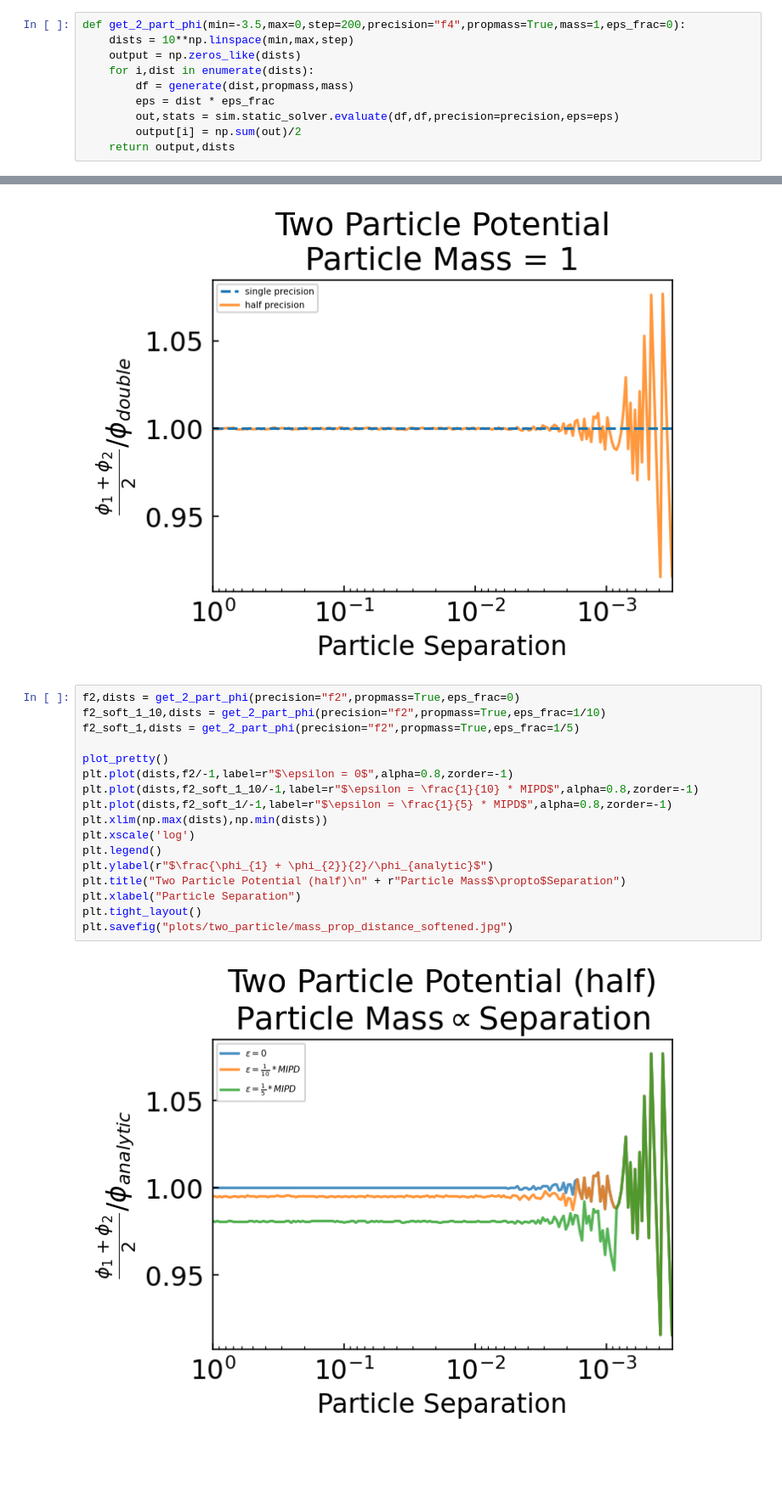
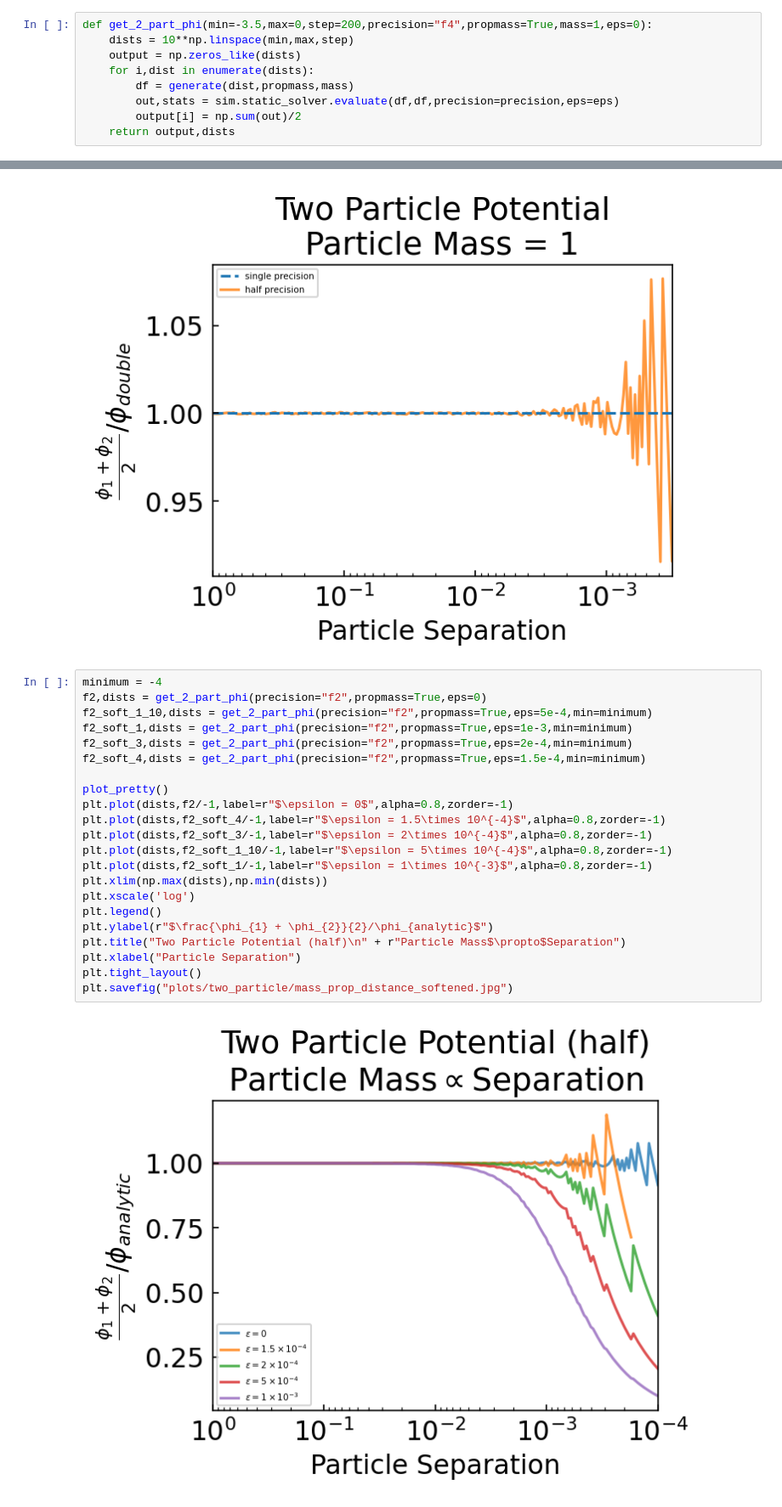
Before and after one commit to humz2k/Force-Errors-In-Cosmological-Simulations, a Jupyter notebook: 2particle_plot.ipynb, the cells around one changed output, grey strips where cells are left out. Shown at 85% size. Cells and saved outputs as stored; diff of their text form; blank space fills up the shorter version.

```diff
--- a/2particle_plot.ipynb
+++ b/2particle_plot.ipynb
@@ -20,12 +20,11 @@ print(generate(5))
 0   0  0.0  0.0  0.0   5.0
 1   1  5.0  0.0  0.0   5.0
 # %%
-def get_2_part_phi(min=-3.5,max=0,step=200,precision="f4",propmass=True,mass=1,eps_frac=0):
+def get_2_part_phi(min=-3.5,max=0,step=200,precision="f4",propmass=True,mass=1,eps=0):
     dists = 10**np.linspace(min,max,step)
     output = np.zeros_like(dists)
     for i,dist in enumerate(dists):
         df = generate(dist,propmass,mass)
-        eps = dist * eps_frac
         out,stats = sim.static_solver.evaluate(df,df,precision=precision,eps=eps)
         output[i] = np.sum(out)/2
     return output,dists
@@ -169,24 +168,29 @@ plt.show()
 # %% [output]
 [figure]
 # %%
-f2,dists = get_2_part_phi(precision="f2",propmass=True,eps_frac=0)
-f2_soft_1_10,dists = get_2_part_phi(precision="f2",propmass=True,eps_frac=1/10)
-f2_soft_1,dists = get_2_part_phi(precision="f2",propmass=True,eps_frac=1/5)
+minimum = -4
+f2,dists = get_2_part_phi(precision="f2",propmass=True,eps=0)
+f2_soft_1_10,dists = get_2_part_phi(precision="f2",propmass=True,eps=5e-4,min=minimum)
+f2_soft_1,dists = get_2_part_phi(precision="f2",propmass=True,eps=1e-3,min=minimum)
+f2_soft_3,dists = get_2_part_phi(precision="f2",propmass=True,eps=2e-4,min=minimum)
+f2_soft_4,dists = get_2_part_phi(precision="f2",propmass=True,eps=1.5e-4,min=minimum)
 
 plot_pretty()
 plt.plot(dists,f2/-1,label=r"$\epsilon = 0$",alpha=0.8,zorder=-1)
-plt.plot(dists,f2_soft_1_10/-1,label=r"$\epsilon = \frac{1}{10} * MIPD$",alpha=0.8,zorder=-1)
-plt.plot(dists,f2_soft_1/-1,label=r"$\epsilon = \frac{1}{5} * MIPD$",alpha=0.8,zorder=-1)
+plt.plot(dists,f2_soft_4/-1,label=r"$\epsilon = 1.5\times 10^{-4}$",alpha=0.8,zorder=-1)
+plt.plot(dists,f2_soft_3/-1,label=r"$\epsilon = 2\times 10^{-4}$",alpha=0.8,zorder=-1)
+plt.plot(dists,f2_soft_1_10/-1,label=r"$\epsilon = 5\times 10^{-4}$",alpha=0.8,zorder=-1)
+plt.plot(dists,f2_soft_1/-1,label=r"$\epsilon = 1\times 10^{-3}$",alpha=0.8,zorder=-1)
 plt.xlim(np.max(dists),np.min(dists))
 plt.xscale('log')
 plt.legend()
 plt.ylabel(r"$\frac{\phi_{1} + \phi_{2}}{2}/\phi_{analytic}$")
 plt.title("Two Particle Potential (half)\n" + r"Particle Mass$\propto$Separation")
 plt.xlabel("Particle Separation")
 plt.tight_layout()
 plt.savefig("plots/two_particle/mass_prop_distance_softened.jpg")
 # %% [output]
-[figure, old version]
+[figure, new version]
 # %%
 minimum = 1
 maximum = 2.5
```
Also changed, not shown: 4 other files.
